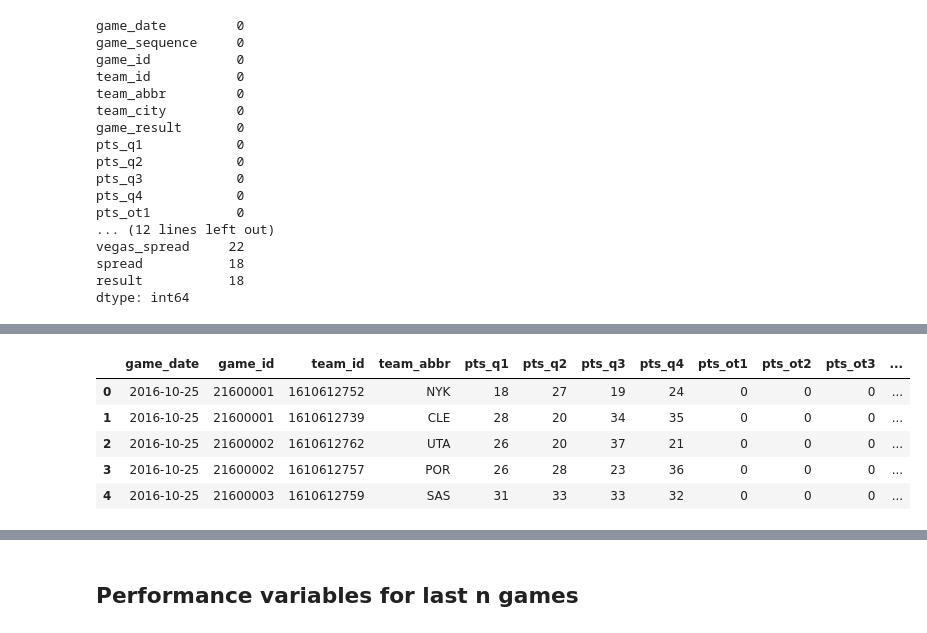
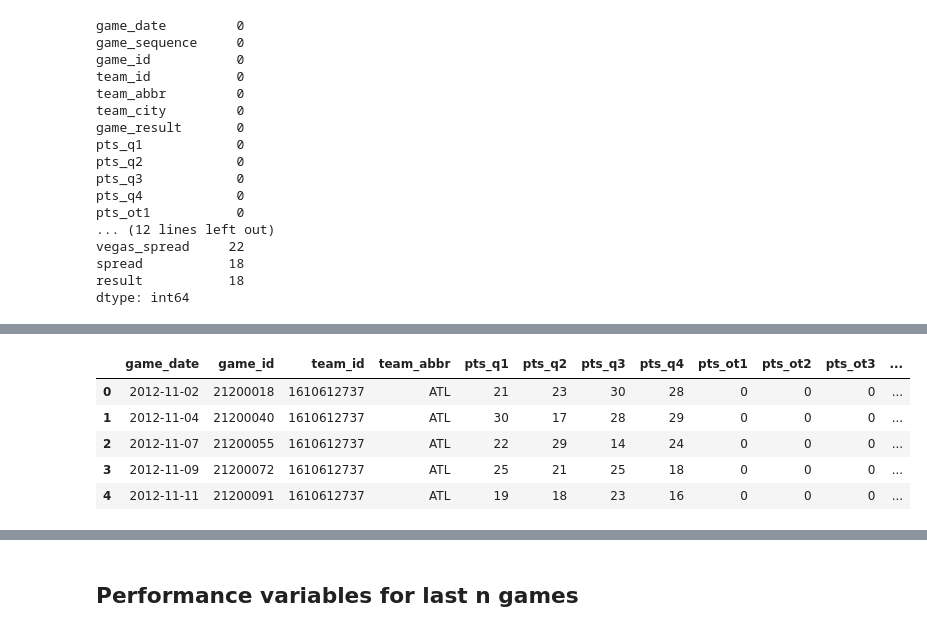
Before and after one commit to dliang5299/MIDS-207-Final-Project, a Jupyter notebook: Data_Processing.ipynb, the cells around one changed output, grey strips where cells are left out. Saved outputs shown, nothing was run; the diff lists cells and outputs as text; code cells hidden in the pictures.

```diff
--- a/Data_Processing.ipynb
+++ b/Data_Processing.ipynb
@@ -166,19 +170,37 @@ combined_df[combined_df['vegas_spread'].isna()]
 # %%
 # Games without Vegas spread are limited (6 All-Star games + 16 add'l). Drop games.
 combined_df = combined_df.dropna()
-# %%
-# Drop unnecessary columns
-combined_df = combined_df.drop(['game_sequence', 'game_result', 'team_city'], axis=1)
-
-# Flip sign of actual spread to correspond with negative spreads indicating a favorite
-combined_df['spread'] = combined_df['spread'] * -1
-
-# Examine data
-combined_df.head()
-# %% [output]
-|  | game_date | game_id | team_id | team_abbr | pts_q1 | pts_q2 | pts_q3 | pts_q4 | pts_ot1 | pts_ot2 | pts_ot3 | ... |
-| 0 | 2016-10-25 | 21600001 | 1610612752 | NYK | 18 | 27 | 19 | 24 | 0 | 0 | 0 | ... |
-| 1 | 2016-10-25 | 21600001 | 1610612739 | CLE | 28 | 20 | 34 | 35 | 0 | 0 | 0 | ... |
-| 2 | 2016-10-25 | 21600002 | 1610612762 | UTA | 26 | 20 | 37 | 21 | 0 | 0 | 0 | ... |
-| 3 | 2016-10-25 | 21600002 | 1610612757 | POR | 26 | 28 | 23 | 36 | 0 | 0 | 0 | ... |
-| 4 | 2016-10-25 | 21600003 | 1610612759 | SAS | 31 | 33 | 33 | 32 | 0 | 0 | 0 | ... |
+# %%
+# Drop unnecessary columns
+combined_df = combined_df.drop(['game_sequence', 'game_result', 'team_city'], axis=1)
+
+# Flip sign of actual spread to correspond with negative spreads indicating a favorite
+combined_df['spread'] = combined_df['spread'] * -1
+
+# Sort data
+combined_df = combined_df.sort_values(by=['team_id', 'game_date']).reset_index(drop = True)
+
+# Days since last game
+combined_df['game_date'] = pd.to_datetime(combined_df['game_date'])
+combined_df['days_since_last_game'] = combined_df.groupby('team_id')['game_date'].diff().dt.days
+
+# Number of away games in a row
+combined_df['consecutive_away_games'] = 0
+for i in range(len(combined_df)):
+    if combined_df.iloc[i]['location'] == 'away':
+        if i == 0 or combined_df.iloc[i-1]['team_id'] != combined_df.iloc[i]['team_id']:
+            combined_df.at[i, 'consecutive_away_games'] = 1
+        else:
+            combined_df.at[i, 'consecutive_away_games'] = combined_df.iloc[i-1]['consecutive_away_games'] + 1
+    else:
+        combined_df.at[i, 'consecutive_away_games'] = 0
+
+# Examine data
+combined_df.head()
+# %% [output]
+|  | game_date | game_id | team_id | team_abbr | pts_q1 | pts_q2 | pts_q3 | pts_q4 | pts_ot1 | pts_ot2 | pts_ot3 | ... |
+| 0 | 2012-11-02 | 21200018 | 1610612737 | ATL | 21 | 23 | 30 | 28 | 0 | 0 | 0 | ... |
+| 1 | 2012-11-04 | 21200040 | 1610612737 | ATL | 30 | 17 | 28 | 29 | 0 | 0 | 0 | ... |
+| 2 | 2012-11-07 | 21200055 | 1610612737 | ATL | 22 | 29 | 14 | 24 | 0 | 0 | 0 | ... |
+| 3 | 2012-11-09 | 21200072 | 1610612737 | ATL | 25 | 21 | 25 | 18 | 0 | 0 | 0 | ... |
+| 4 | 2012-11-11 | 21200091 | 1610612737 | ATL | 19 | 18 | 23 | 16 | 0 | 0 | 0 | ... |
```
Also changed, not shown: parts of 12 cells of this notebook.
